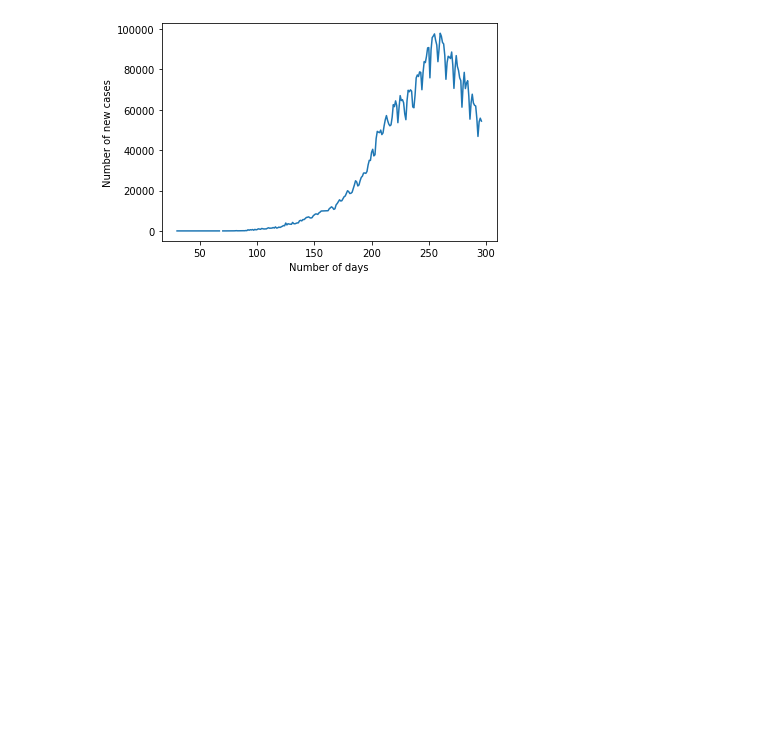
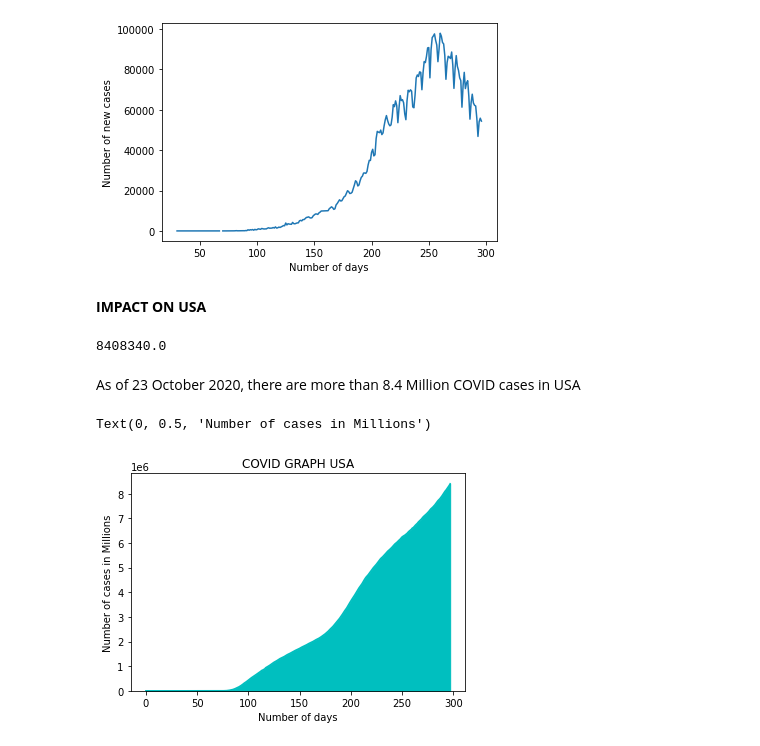
Before and after one commit to ManavKaul/COVID-Analysis, a Jupyter notebook: COVID.ipynb, the cells around one changed output. Drawn from its saved outputs; the diff is of its cells as text; code cells hidden in the pictures; blank space fills up the shorter version.

```diff
--- a/COVID.ipynb
+++ b/COVID.ipynb
@@ -91,3 +93,19 @@ plt.ylabel('Number of new cases')
 # %% [output]
 Text(0, 0.5, 'Number of new cases')
 [figure]
+# %% [markdown]
+**IMPACT ON USA**
+# %%
+#THE NUMBER OF CONFIRMED COVID CASES IN USA
+df['United States'][297]
+# %% [output]
+8408340.0
+# %% [markdown]
+As of 23 October 2020, there are more than 8.4 Million COVID cases in USA
+# %%
+df['United States'].plot(kind = 'area', title = 'COVID GRAPH USA', color='c')
+plt.xlabel('Number of days')
+plt.ylabel('Number of cases in Millions')
+# %% [output]
+Text(0, 0.5, 'Number of cases in Millions')
+[figure, added]
```
Also changed, not shown: parts of 10 cells of this notebook.
